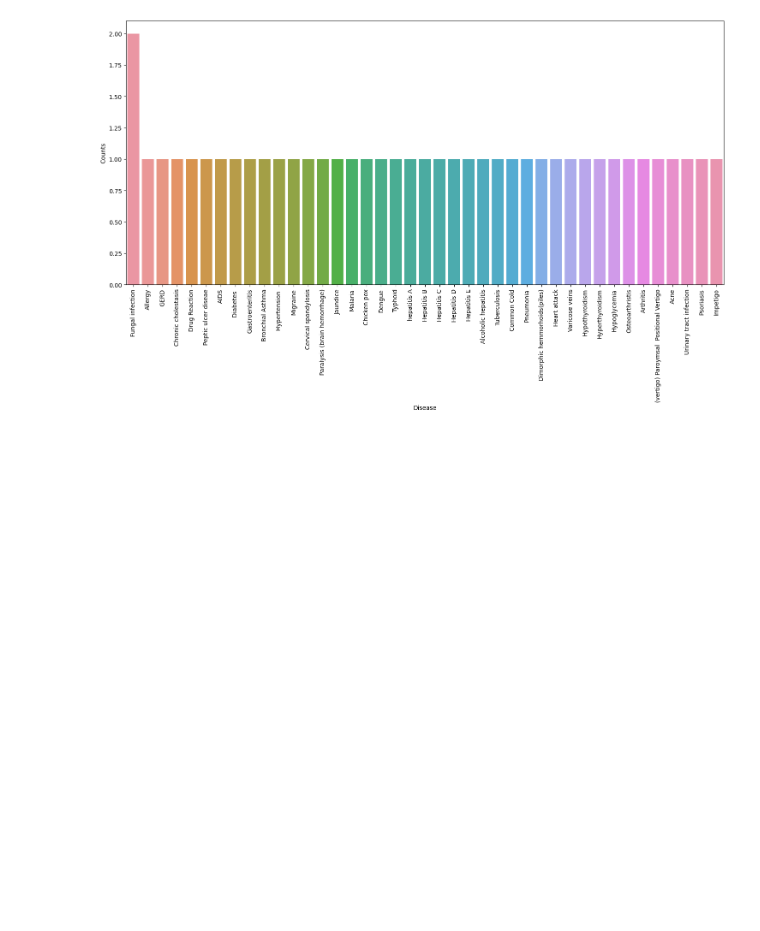
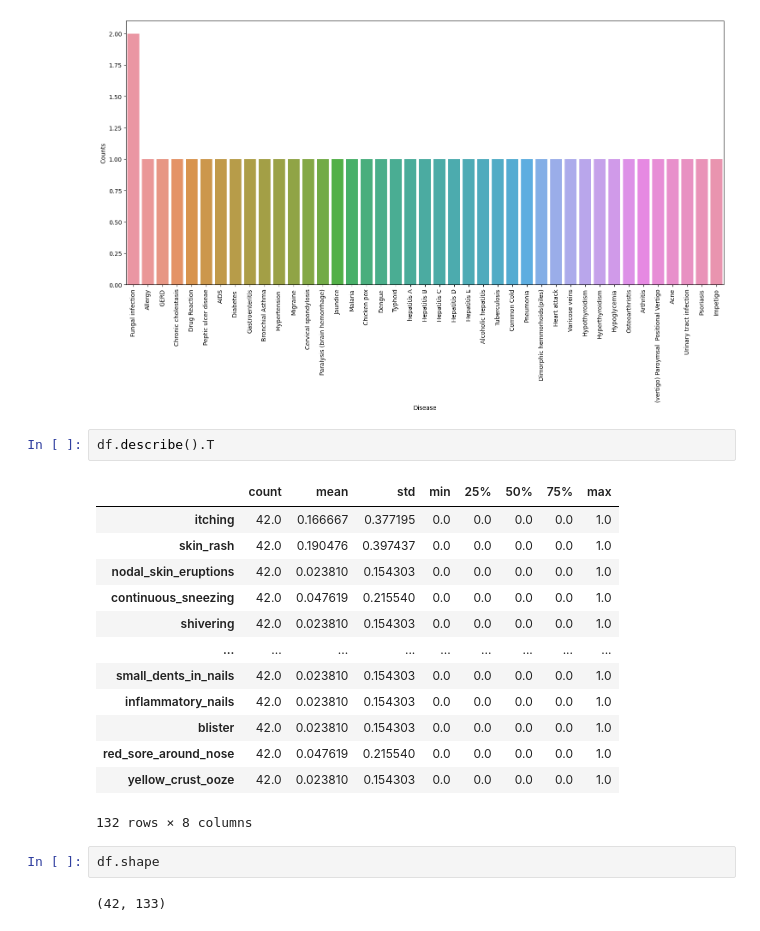
Before and after one commit to santr4/ml_projects, a Jupyter notebook: Disease Prediction using ML/Disease_prediction_ml.ipynb, the cells around one changed output. Saved outputs shown, nothing was run; the diff lists cells and outputs as text; blank space fills up the shorter version.

```diff
--- a/Disease Prediction using ML/Disease_prediction_ml.ipynb
+++ b/Disease Prediction using ML/Disease_prediction_ml.ipynb
@@ -74,3 +74,23 @@ plt.xticks(rotation=90)
 plt.show()
 # %% [output]
 [figure]
+# %%
+df.describe().T
+# %% [output]
+|  | count | mean | std | min | 25% | 50% | 75% | max |
+| itching | 42.0 | 0.166667 | 0.377195 | 0.0 | 0.0 | 0.0 | 0.0 | 1.0 |
+| skin_rash | 42.0 | 0.190476 | 0.397437 | 0.0 | 0.0 | 0.0 | 0.0 | 1.0 |
+| nodal_skin_eruptions | 42.0 | 0.023810 | 0.154303 | 0.0 | 0.0 | 0.0 | 0.0 | 1.0 |
+| continuous_sneezing | 42.0 | 0.047619 | 0.215540 | 0.0 | 0.0 | 0.0 | 0.0 | 1.0 |
+| shivering | 42.0 | 0.023810 | 0.154303 | 0.0 | 0.0 | 0.0 | 0.0 | 1.0 |
+| ... | ... | ... | ... | ... | ... | ... | ... | ... |
+| small_dents_in_nails | 42.0 | 0.023810 | 0.154303 | 0.0 | 0.0 | 0.0 | 0.0 | 1.0 |
+| inflammatory_nails | 42.0 | 0.023810 | 0.154303 | 0.0 | 0.0 | 0.0 | 0.0 | 1.0 |
+| blister | 42.0 | 0.023810 | 0.154303 | 0.0 | 0.0 | 0.0 | 0.0 | 1.0 |
+| red_sore_around_nose | 42.0 | 0.047619 | 0.215540 | 0.0 | 0.0 | 0.0 | 0.0 | 1.0 |
+| yellow_crust_ooze | 42.0 | 0.023810 | 0.154303 | 0.0 | 0.0 | 0.0 | 0.0 | 1.0 |
+132 rows × 8 columns
+# %%
+df.shape
+# %% [output]
+(42, 133)
```
